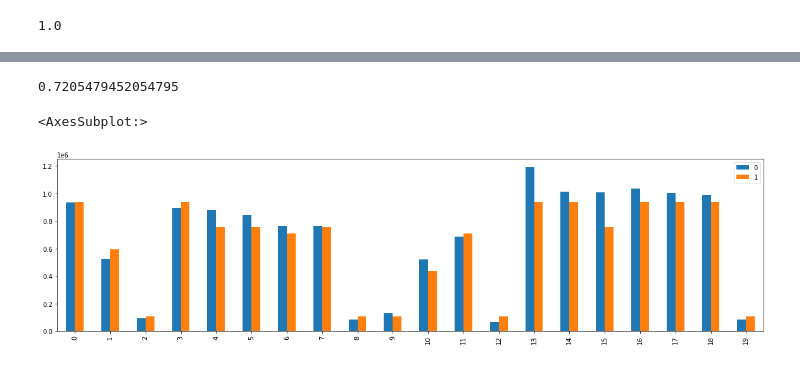
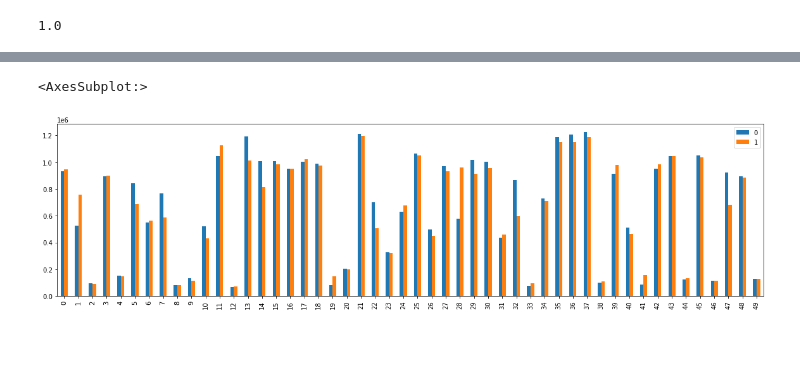
Before and after one commit to sharvari4/MLC-Project, a Jupyter notebook: MTA Exit ML Model.ipynb, the cells around one changed output, grey strips where cells are left out. Cells and saved outputs as stored; diff of their text form; code cells hidden in the pictures.

```diff
--- a/MTA Exit ML Model.ipynb
+++ b/MTA Exit ML Model.ipynb
@@ -174,9 +172,10 @@ X_Processed
 # %%
 Number_of_predictors = 25
 
-Y_array = np.log(np.array(Y_Processed['MTAExit_Y']))
+Y_array = np.array(Y_Processed['MTAExit_Y'])
 
-X_train, X_test, y_train, y_test = train_test_split(X_Processed,Y_array, test_size=0.2, random_state=42)
+
+X_train, X_test, y_train, y_test = train_test_split(X_Processed,Y_array, test_size=0.33, random_state=42)
 
 
 #finding the best correlators from training data
@@ -206,15 +205,37 @@ svr = SVR()
 param_grid_sgd = {'penalty':['l1','l2'],'alpha':[1e-6,1e-5,1e-4,1e-3,1e-2],'max_iter':[100000]}
 sgd=SGDRegressor()
 
+
 param_grid_dtr = {'splitter':['best'],'criterion':['squared_error','friedman_mse','absolute_error','poisson'],'max_features':['auto','sqrt','log2'],'ccp_alpha':[1e-2,1e-3]}
 dtr=DecisionTreeRegressor()
 
+
+#param_grid_rfr = {'n_estimators':[1000],'criterion':['squared_error','absolute_error','poisson'],'max_features':['sqrt','log2',None],'ccp_alpha':[1e-2,1e-3]}
+param_grid_rfr = {'ccp_alpha':[0.001],'criterion': ['absolute_error'],'max_features': ['sqrt'],'n_estimators': [2000]}  #Obtained after training
+rfr = RandomForestRegressor()
+
+
+param_grid_gbr = {'loss':['squared_error','absolute_error'],'criterion': ['friedman_mse','squared_error'],'learning_rate':[0.01,0.1],'n_estimators':[1000,2000],'ccp_alpha':[1e-1,1e-2]}
+gbr = GradientBoostingRegressor()
+
+
+
 #Using gridsearch for hyperparamter optimization
+
+
+#Linear methods
 
 #gr=GridSearchCV(lr,param_grid=param_grid_lr,cv=5)
 #gr=GridSearchCV(svr,param_grid=param_grid_svr,cv=5)
 #gr=GridSearchCV(sgd,param_grid=param_grid_sgd,cv=5)
+#gr.fit(X_train,np.log(np.array(y_train)).ravel())
+
+
+#Tree and ensemble based
+
 gr=GridSearchCV(dtr,param_grid=param_grid_dtr,cv=5)
+#gr=GridSearchCV(rfr,param_grid=param_grid_rfr,cv=5,verbose=2)
+#gr =GridSearchCV(gbr,param_grid=param_grid_gbr,cv=5,verbose=1)
 gr.fit(X_train,np.array(y_train).ravel())
 
 #Output the best parameter
@@ -246,16 +273,9 @@ evaluatemodel(y_pred,y_test,15)
-# %%
-#Out of sample normal scale
-
-#The most important metic to evaluate the model:
-
-
-y_pred = gr.predict(X_test)
-evaluatemodel(np.exp(y_pred),np.exp(y_test),15)
-# %% [output]
-0.7205479452054795
 # %%
 #Plotting the first 20 days in the test set
-pd.DataFrame([np.exp(y_test[:20]),np.exp(y_pred[:20])]).transpose().plot.bar(figsize=(20,5))
+
+
+pd.DataFrame([y_test[:50],y_pred[:50]]).transpose().plot.bar(figsize=(20,5))                    #Tree based
+#pd.DataFrame([np.log(y_test[:20]),np.log(y_pred[:20])]).transpose().plot.bar(figsize=(20,5))   #lr,sgd,svr
 # %% [output]
 <AxesSubplot:>
-[figure, old version]
+[figure, new version]
```
Also changed, not shown: parts of 15 cells of this notebook.
